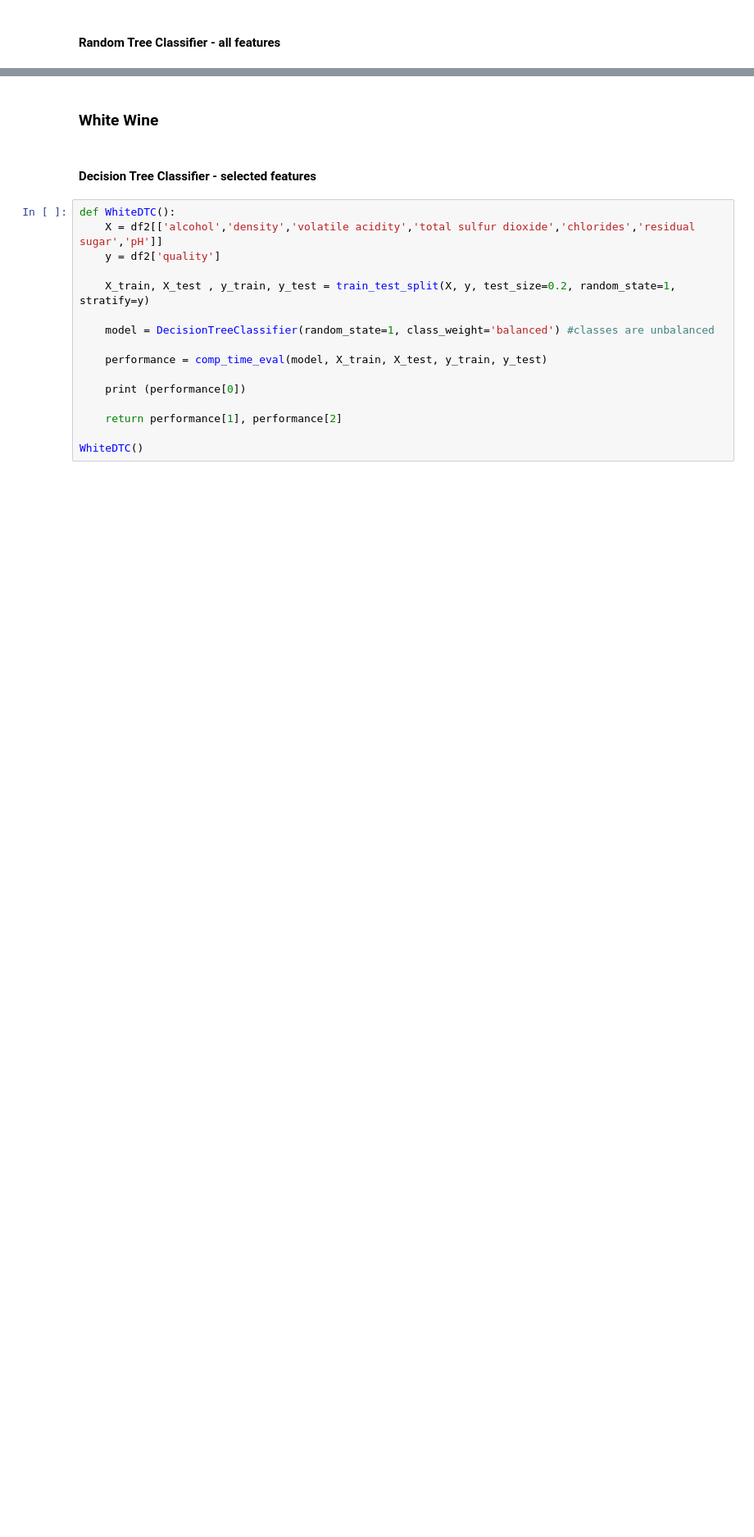
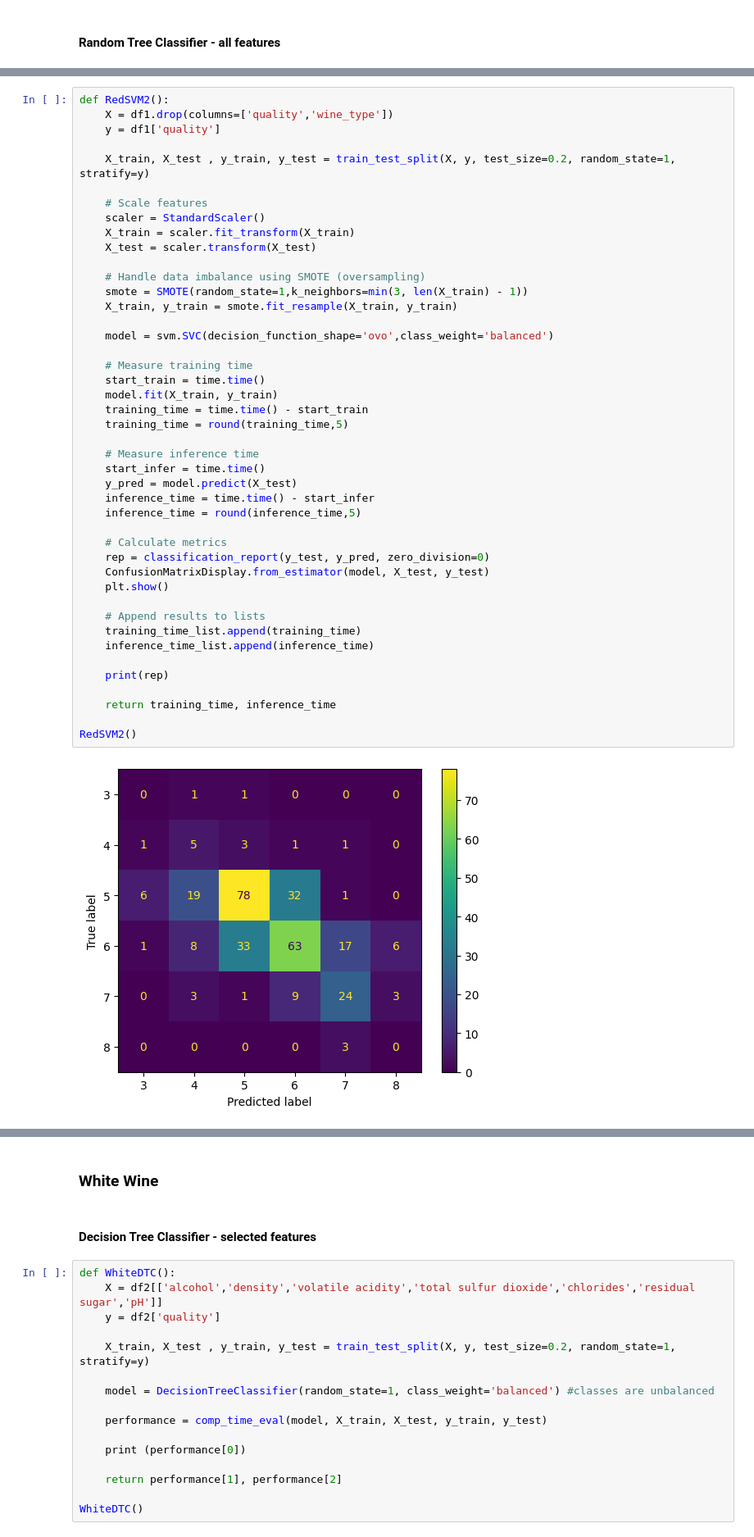
Before and after one commit to mavsilverio/Data-Mining-Project, a Jupyter notebook: Projeto DM - final.ipynb, the cells around one changed output, grey strips where cells are left out. Shown at 82% size. Cells and saved outputs as stored; diff of their text form; blank space fills up the shorter version.

```diff
--- a/Projeto DM - final.ipynb
+++ b/Projeto DM - final.ipynb
@@ -662,0 +703,46 @@ weighted avg       0.68      0.70      0.68       320
+# %%
+def RedSVM2():
+    X = df1.drop(columns=['quality','wine_type'])
+    y = df1['quality']
+
+    X_train, X_test , y_train, y_test = train_test_split(X, y, test_size=0.2, random_state=1, stratify=y)
+
+    # Scale features
+    scaler = StandardScaler()
+    X_train = scaler.fit_transform(X_train)
+    X_test = scaler.transform(X_test)
+
+    # Handle data imbalance using SMOTE (oversampling)
+    smote = SMOTE(random_state=1,k_neighbors=min(3, len(X_train) - 1))
+    X_train, y_train = smote.fit_resample(X_train, y_train)
+
+    model = svm.SVC(decision_function_shape='ovo',class_weight='balanced')
+
+    # Measure training time
+    start_train = time.time()
+    model.fit(X_train, y_train)
+    training_time = time.time() - start_train
+    training_time = round(training_time,5)
+
+    # Measure inference time
+    start_infer = time.time()
+    y_pred = model.predict(X_test)
+    inference_time = time.time() - start_infer
+    inference_time = round(inference_time,5)
+
+    # Calculate metrics
+    rep = classification_report(y_test, y_pred, zero_division=0)
+    ConfusionMatrixDisplay.from_estimator(model, X_test, y_test)
+    plt.show()
+
+    # Append results to lists
+    training_time_list.append(training_time)
+    inference_time_list.append(inference_time)
+
+    print(rep)
+
+    return training_time, inference_time
+
+RedSVM2()
+# %% [output]
+[figure, added]
```
Also changed, not shown: parts of 53 cells of this notebook.
